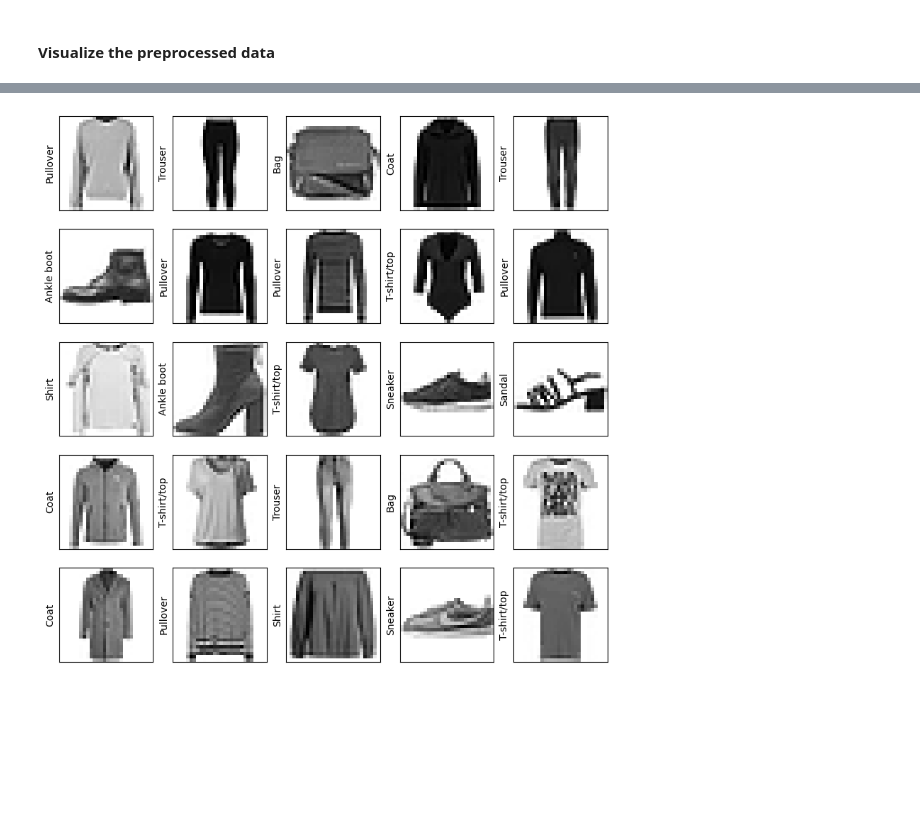
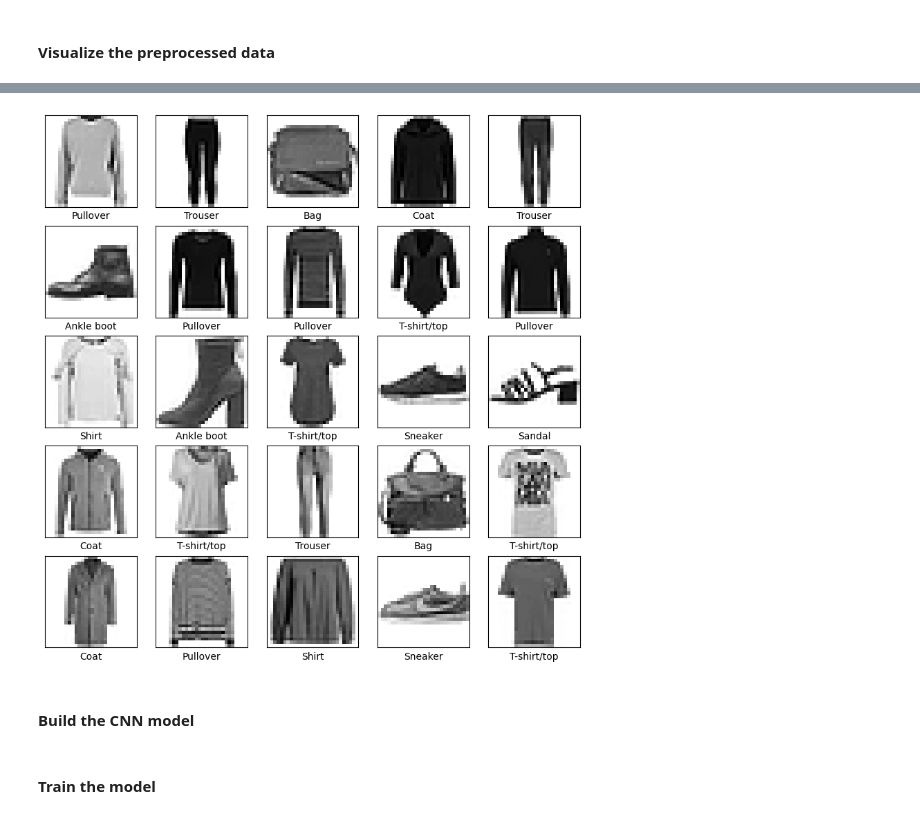
Before and after one commit to Mach-web/TensorFlow, a Jupyter notebook: Intro to CNN.ipynb, the cells around one changed output, grey strips where cells are left out. Saved outputs shown, nothing was run; the diff lists cells and outputs as text; code cells hidden in the pictures; blank space fills up the shorter version.

```diff
--- a/Intro to CNN.ipynb
+++ b/Intro to CNN.ipynb
@@ -105,17 +105,16 @@ plt.show()
 # %%
 plt.figure(figsize=(10, 10))
-i = 0
+i = 1
 
 for (image, label) in train_dataset.take(25):
     image = image.numpy().reshape((28, 28))
-    plt.subplot(5, 5, i+1)
+    plt.subplot(5, 5, i)
     plt.imshow(image, cmap = plt.cm.binary)
     plt.xticks([])
     plt.yticks([])
-    plt.ylabel(class_names[label])
+    plt.xlabel(class_names[label])
     plt.grid(True)
     i += 1
 
-
 plt.show()
 # %% [output]
@@ -123 +122,3 @@ plt.show()
-[figure, old version]
+[figure, new version]
+# %% [markdown]
+#### Build the CNN model
@@ -123,0 +140,2 @@ plt.show()
+# %% [markdown]
+#### Train the model
```
Also changed, not shown: parts of 11 cells of this notebook.
